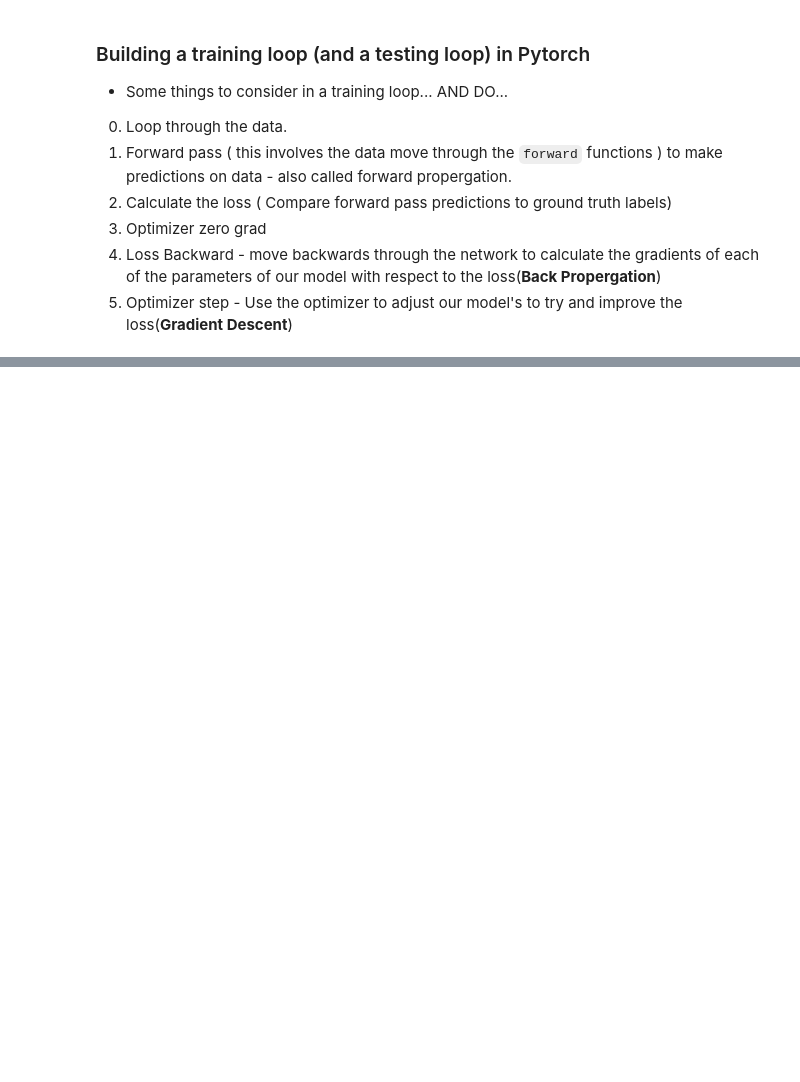
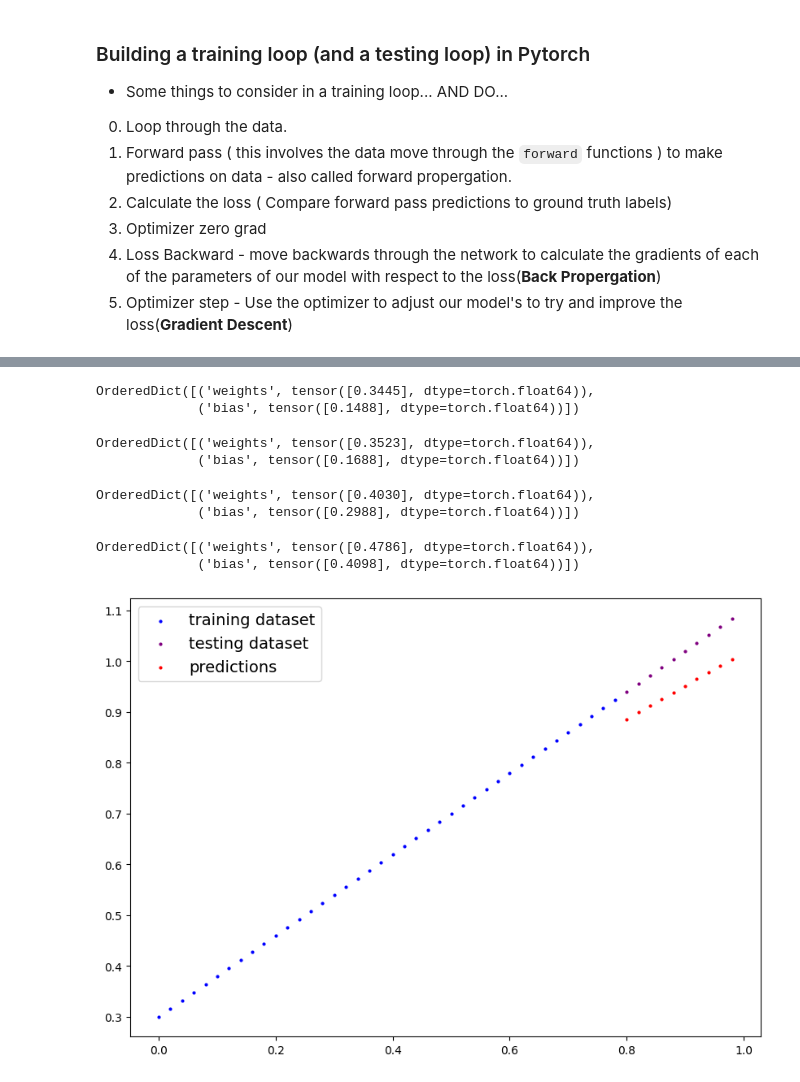
Before and after one commit to uzair011/PyTorch-fndmntl, a Jupyter notebook: 01_pytorch_workflow.ipynb, the cells around one changed output, grey strips where cells are left out. Drawn from its saved outputs; the diff is of its cells as text; code cells hidden in the pictures; blank space fills up the shorter version.

Commit message:
training and testing 1

```diff
--- a/01_pytorch_workflow.ipynb
+++ b/01_pytorch_workflow.ipynb
@@ -302,8 +302,9 @@ optimizer = torch.optim.SGD(params = model_0.parameters(),
 4. Loss Backward - move backwards through the network to calculate the gradients of each of the parameters of our model with respect to the loss(**Back Propergation**)
 5. Optimizer step - Use the optimizer to adjust our model's to try and improve the loss(**Gradient Descent**)
 # %%
+torch.manual_seed(42)
 # 1 epoch is 1 loop through the data.
-epochs = 1
+epochs = 100
 
 ## Training
 
@@ -316,7 +317,8 @@ for epoch in range(epochs):
   y_prediction = model_0(X_train)
 
   # 2. Calculate loss
-  loss = loss_function(y_prediction - y_train)
+  loss = loss_function(y_prediction, y_train)
+  print(f"Loss: ", {loss})
 
   # 3. Optimizer zero grad
   optimizer.zero_grad()
@@ -327,4 +329,6 @@ for epoch in range(epochs):
   # 5. Step the optimizer
   optimizer.step()  # By default how the optimizer changes will accumulate through the loop... So, we have to zero them above in step 3 for the next iteration of the loop.
 
+
+### Testing
   model_0.eval() # Turns off gradient tracking...
@@ -330,0 +362,27 @@ for epoch in range(epochs):
+# %%
+model_0.state_dict()
+# %% [output]
+OrderedDict([('weights', tensor([0.3445], dtype=torch.float64)),
+             ('bias', tensor([0.1488], dtype=torch.float64))])
+# %%
+model_0.state_dict()
+# %% [output]
+OrderedDict([('weights', tensor([0.3523], dtype=torch.float64)),
+             ('bias', tensor([0.1688], dtype=torch.float64))])
+# %%
+model_0.state_dict()
+# %% [output]
+OrderedDict([('weights', tensor([0.4030], dtype=torch.float64)),
+             ('bias', tensor([0.2988], dtype=torch.float64))])
+# %%
+model_0.state_dict()
+# %% [output]
+OrderedDict([('weights', tensor([0.4786], dtype=torch.float64)),
+             ('bias', tensor([0.4098], dtype=torch.float64))])
+# %%
+with torch.inference_mode():
+  y_predict_new = model_0(X_test)
+# %%
+plot_predictions(prediction=y_predict_new)
+# %% [output]
+[figure, added]
```
Also changed, not shown: parts of 3 cells of this notebook.
